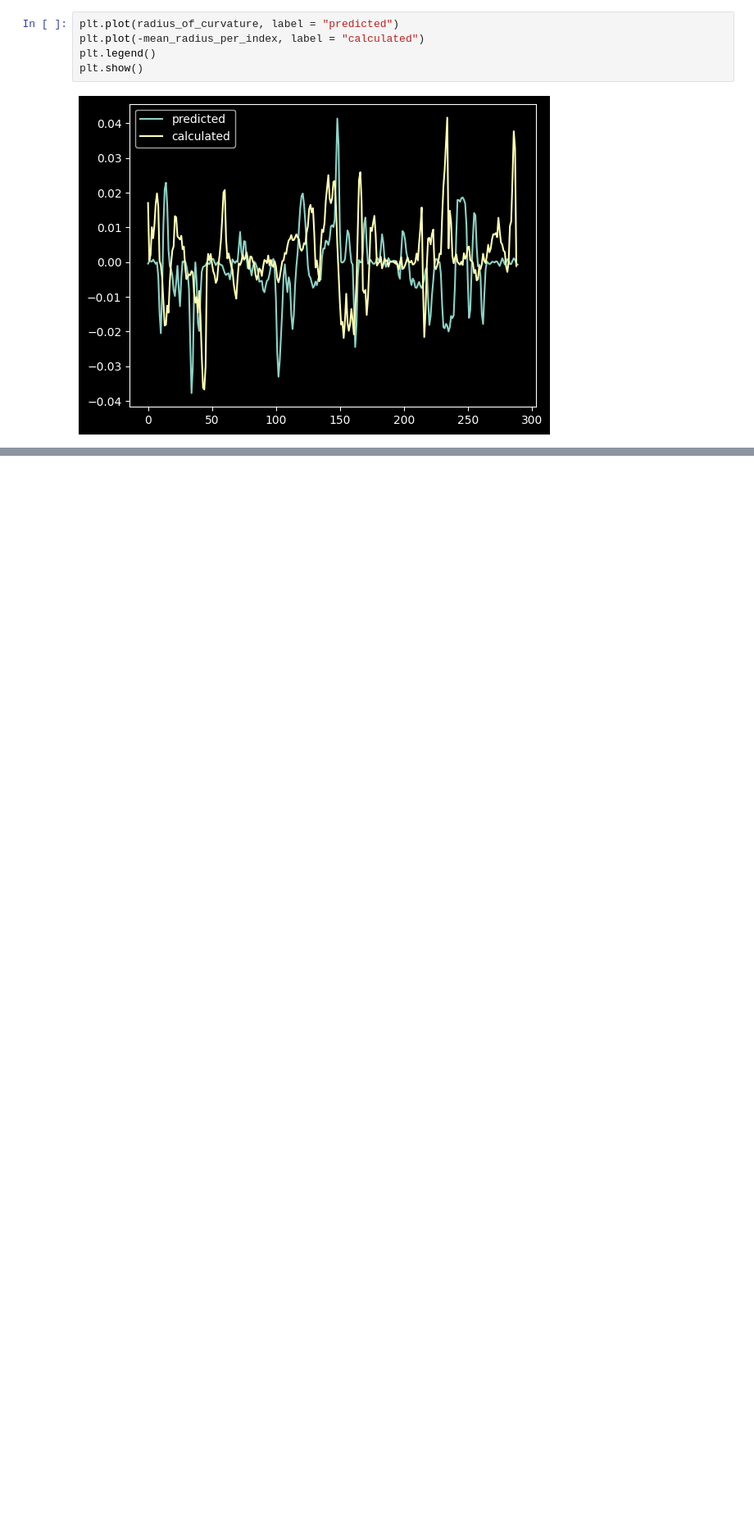
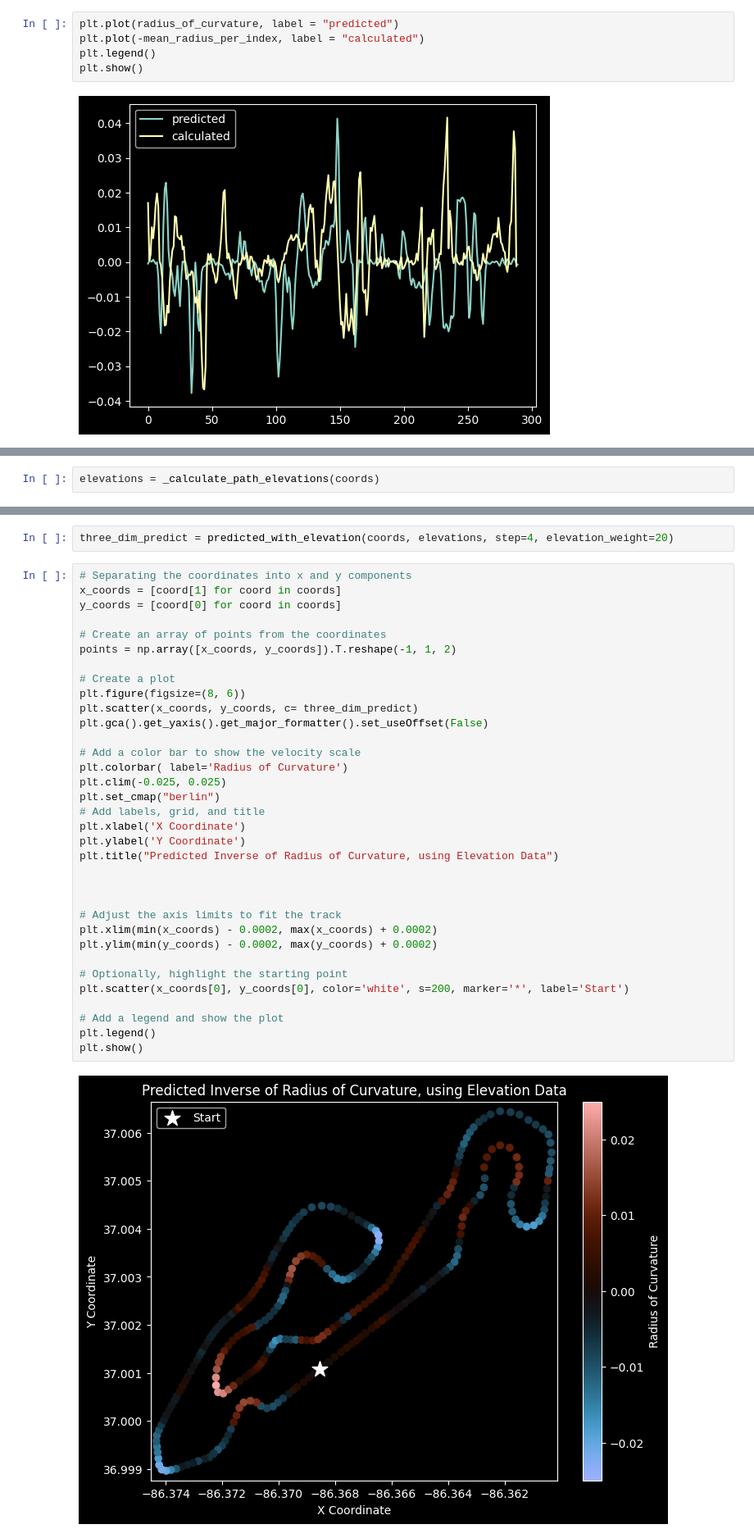
Before and after one commit to UBC-Solar/data_analysis, a Jupyter notebook: v4/localization_with_acceleration/acceleration.ipynb, the cells around one changed output, grey strips where cells are left out. Shown at 82% size. Saved outputs shown, nothing was run; the diff lists cells and outputs as text; blank space fills up the shorter version.

```diff
--- a/v4/localization_with_acceleration/acceleration.ipynb
+++ b/v4/localization_with_acceleration/acceleration.ipynb
@@ -726,0 +786,2 @@ plt.show()
+# %%
+elevations = _calculate_path_elevations(coords)
@@ -726,0 +856,38 @@ plt.show()
+# %%
+three_dim_predict = predicted_with_elevation(coords, elevations, step=4, elevation_weight=20)
+# %%
+# Separating the coordinates into x and y components
+x_coords = [coord[1] for coord in coords]
+y_coords = [coord[0] for coord in coords]
+
+# Create an array of points from the coordinates
+points = np.array([x_coords, y_coords]).T.reshape(-1, 1, 2)
+
+# Create a plot
+plt.figure(figsize=(8, 6))
+plt.scatter(x_coords, y_coords, c= three_dim_predict)
+plt.gca().get_yaxis().get_major_formatter().set_useOffset(False)
+
+# Add a color bar to show the velocity scale
+plt.colorbar( label='Radius of Curvature')
+plt.clim(-0.025, 0.025)
+plt.set_cmap("berlin")
+# Add labels, grid, and title
+plt.xlabel('X Coordinate')
+plt.ylabel('Y Coordinate')
+plt.title("Predicted Inverse of Radius of Curvature, using Elevation Data")
+
+
+
+# Adjust the axis limits to fit the track
+plt.xlim(min(x_coords) - 0.0002, max(x_coords) + 0.0002)
+plt.ylim(min(y_coords) - 0.0002, max(y_coords) + 0.0002)
+
+# Optionally, highlight the starting point
+plt.scatter(x_coords[0], y_coords[0], color='white', s=200, marker='*', label='Start')
+
+# Add a legend and show the plot
+plt.legend()
+plt.show()
+# %% [output]
+[figure, added]
```
Also changed, not shown: parts of 10 cells of this notebook.
